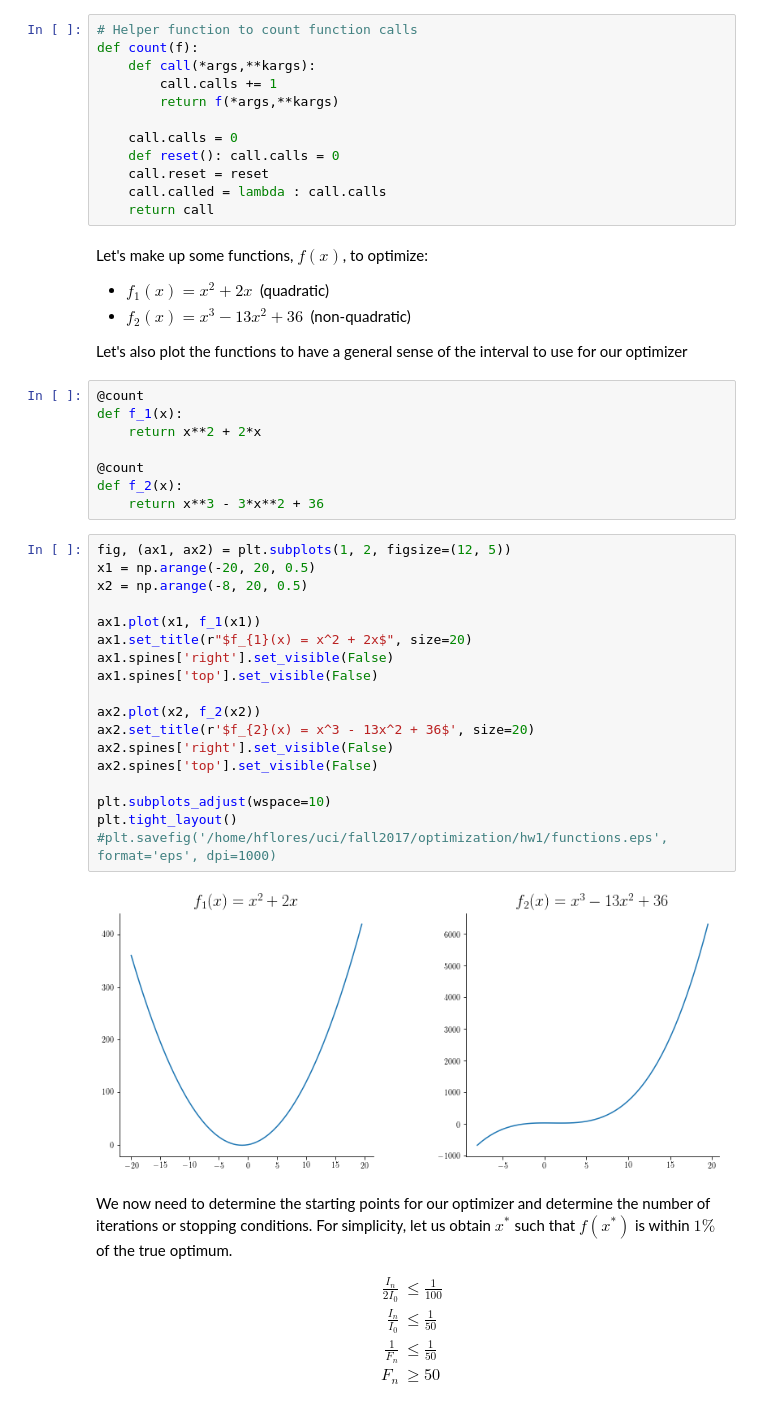
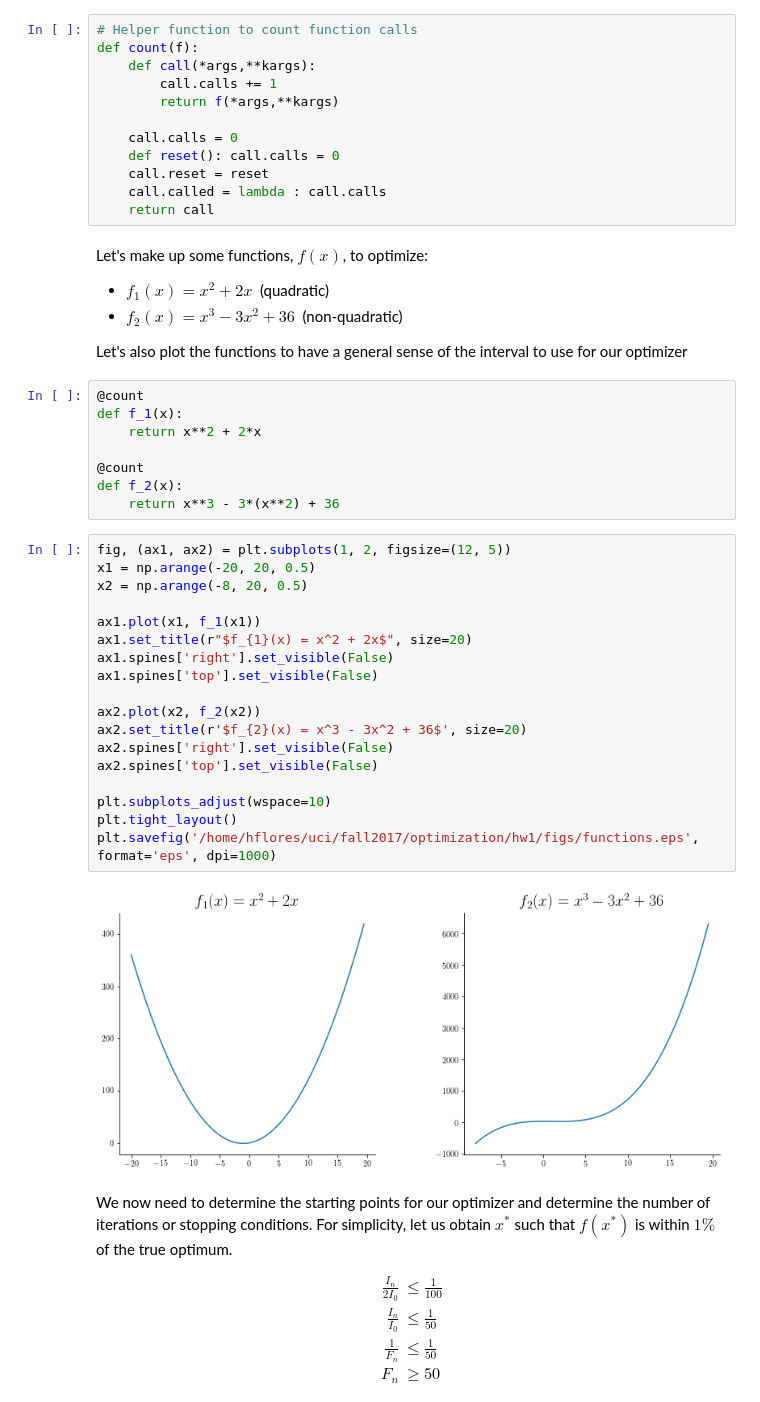
Before and after one commit to hfloresr/optimization, a Jupyter notebook: hw1/hw1.ipynb, the cells around one changed output. Cells and saved outputs as stored; diff of their text form.

```diff
--- a/hw1/hw1.ipynb
+++ b/hw1/hw1.ipynb
@@ -64,7 +64,7 @@ def count(f):
 # %% [markdown]
 Let's make up some functions, $f(x)$, to optimize:
 * $f_{1}(x) = x^2 + 2x \:$  (quadratic)
-* $f_{2}(x) = x^3 - 13x^2 + 36 \:$  (non-quadratic)
+* $f_{2}(x) = x^3 - 3x^2 + 36 \:$  (non-quadratic)
 
 Let's also plot the functions to have a general sense of the interval to use for our optimizer
 # %%
@@ -74,27 +74,27 @@ def f_1(x):
 
 @count
 def f_2(x):
-    return x**3 - 3*x**2 + 36
+    return x**3 - 3*(x**2) + 36
 # %%
 fig, (ax1, ax2) = plt.subplots(1, 2, figsize=(12, 5))
 x1 = np.arange(-20, 20, 0.5)
 x2 = np.arange(-8, 20, 0.5)
 
 ax1.plot(x1, f_1(x1))
 ax1.set_title(r"$f_{1}(x) = x^2 + 2x$", size=20)
 ax1.spines['right'].set_visible(False)
 ax1.spines['top'].set_visible(False)
 
 ax2.plot(x2, f_2(x2))
-ax2.set_title(r'$f_{2}(x) = x^3 - 13x^2 + 36$', size=20)
+ax2.set_title(r'$f_{2}(x) = x^3 - 3x^2 + 36$', size=20)
 ax2.spines['right'].set_visible(False)
 ax2.spines['top'].set_visible(False)
 
 plt.subplots_adjust(wspace=10)
 plt.tight_layout()
-#plt.savefig('/home/hflores/uci/fall2017/optimization/hw1/functions.eps', format='eps', dpi=1000)
+plt.savefig('/home/hflores/uci/fall2017/optimization/hw1/figs/functions.eps', format='eps', dpi=1000)
 # %% [output]
-[figure, old version]
+[figure, new version]
 # %% [markdown]
 We now need to determine the starting points for our optimizer and determine the number of iterations or stopping conditions. For simplicity, let us obtain $x^*$ such that $f(x^*)$ is within $1\%$ of the true optimum.
 
```
Also changed, not shown: parts of 6 cells of this notebook, 5 other files.
